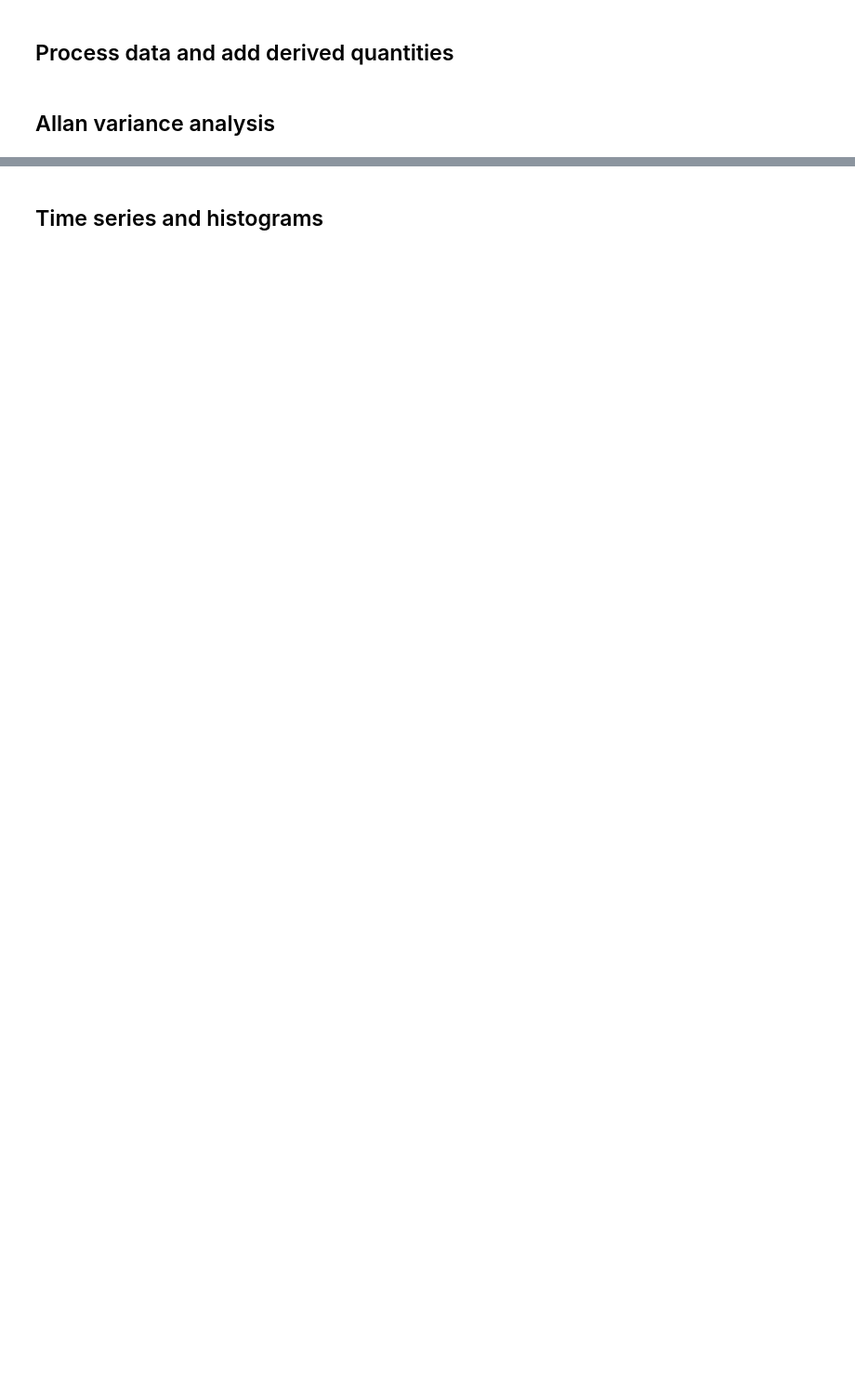
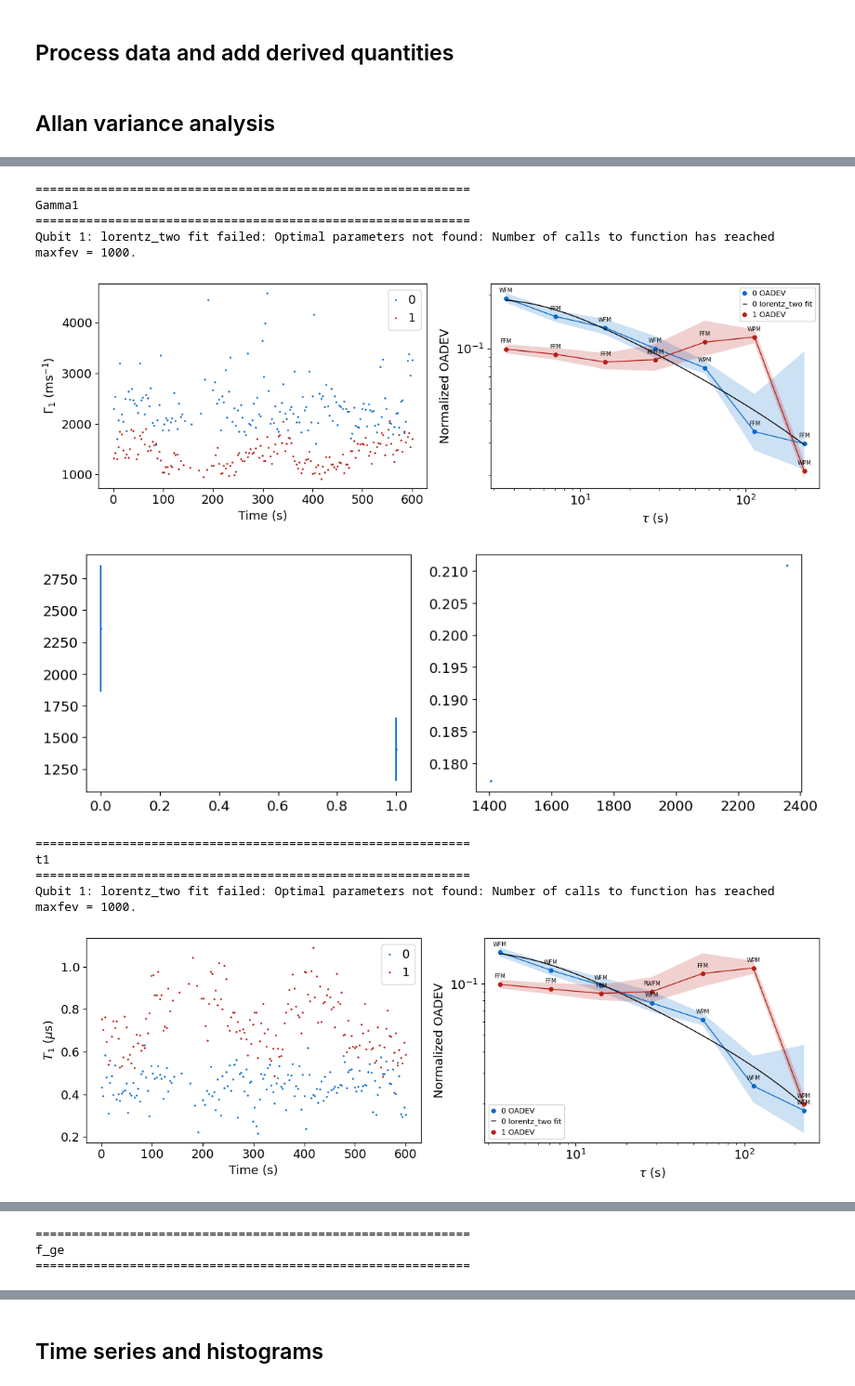
Before and after one commit to SchusterLab/slab_qick_calib, a Jupyter notebook: notebooks/analyze_tracking.ipynb, the cells around one changed output, grey strips where cells are left out. Shown at 93% size. Saved outputs shown, nothing was run; the diff lists cells and outputs as text; code cells hidden in the pictures; blank space fills up the shorter version.

```diff
--- a/notebooks/analyze_tracking.ipynb
+++ b/notebooks/analyze_tracking.ipynb
@@ -61,0 +80,24 @@ RuntimeWarning: invalid value encountered in sqrt
+# %%
+from slab_qick_calib.analysis.allan_at import perform_analysis_at, plot_deviation_comparison
+
+# Full analysis per parameter with OADEV + fit
+for param in ['Gamma1', 't1', 'f_ge']:
+    print(f"\n{'='*60}\n{param}\n{'='*60}")
+    perform_analysis_at(
+        tt, param=param,
+        dev_types=('oadev',), taus='octave',
+        fit_models=('lorentz_two',),
+        show_ci=True, show_noise_id=True,
+    )
+# %% [output]
+============================================================
+Gamma1
+============================================================
+Qubit 1: lorentz_two fit failed: Optimal parameters not found: Number of calls to function has reached maxfev = 1000.
+[figure, added]
+[figure, added]
+============================================================
+t1
+============================================================
+Qubit 1: lorentz_two fit failed: Optimal parameters not found: Number of calls to function has reached maxfev = 1000.
+[figure, added]
@@ -61,0 +105,3 @@ RuntimeWarning: invalid value encountered in sqrt
+============================================================
+f_ge
+============================================================
```
Also changed, not shown: parts of 13 cells of this notebook, 18 other files.
